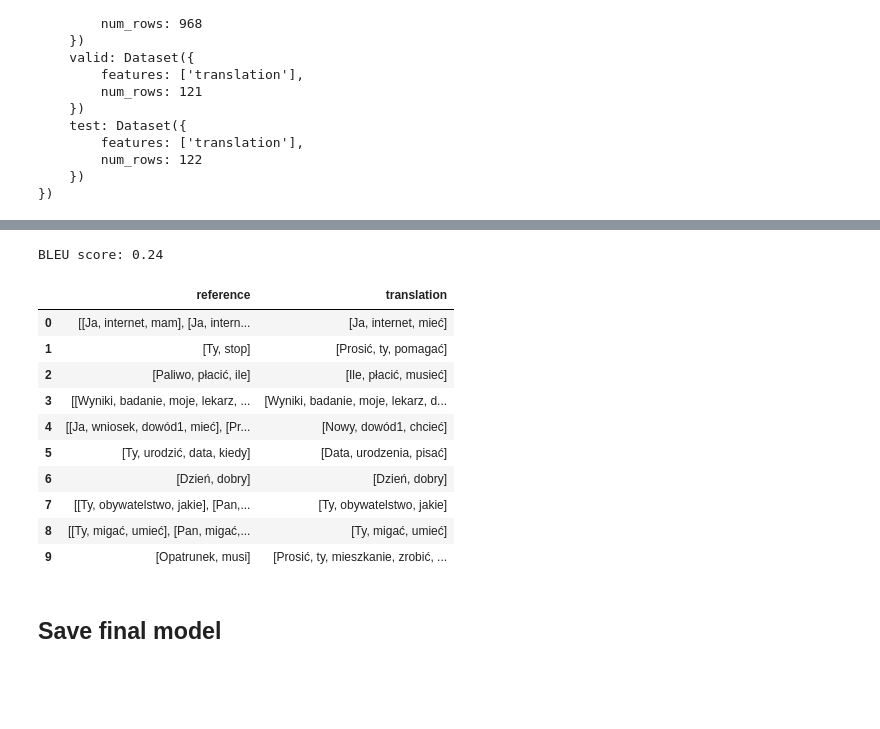
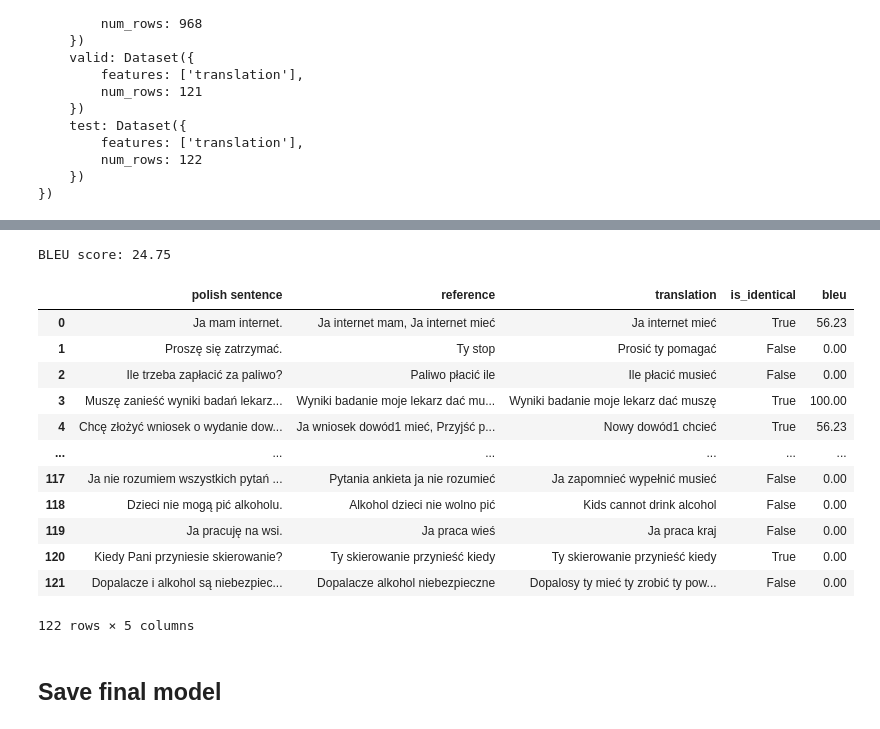
Before and after one commit to KacperUrban/Text_to_sign, a Jupyter notebook: Main.ipynb, the cells around one changed output, grey strips where cells are left out. Cells and saved outputs as stored; diff of their text form; code cells hidden in the pictures; blank space fills up the shorter version.

Commit message:
Modify a custom bleu to return a summary df and modify docstrings

```diff
--- a/Main.ipynb
+++ b/Main.ipynb
@@ -216,8 +215,9 @@ All model checkpoint layers were used when initializing TFMarianMTModel.
 All the layers of TFMarianMTModel were initialized from the model checkpoint at final_model/model.
 If your task is similar to the task the model of the checkpoint was trained on, you can already use TFMarianMTModel for predictions without further training.
 # %%
+from custom_bleu import CustomBleu1
 translator = pipeline('translation', model=model, tokenizer=tokenizer)
-bleu = CustomBleu(data, translator)
+bleu = CustomBleu1(data, translator)
 # %%
 bleu.data
 # %% [output]
@@ -236,4 +236,4 @@ DatasetDict({
     })
 })
 # %%
-score, df_ref = bleu.score()
+score, df_ref = bleu.score("test")
@@ -240,19 +258,21 @@ score, df_ref = bleu.score()
 # %%
 print(f"BLEU score: {score}")
-df_ref.head(10)
+df_ref
 # %% [output]
-BLEU score: 0.24
+BLEU score: 24.75
-|  | reference | translation |
-| 0 | [[Ja, internet, mam], [Ja, intern... | [Ja, internet, mieć] |
-| 1 | [Ty, stop] | [Prosić, ty, pomagać] |
-| 2 | [Paliwo, płacić, ile] | [Ile, płacić, musieć] |
-| 3 | [[Wyniki, badanie, moje, lekarz, ... | [Wyniki, badanie, moje, lekarz, d... |
-| 4 | [[Ja, wniosek, dowód1, mieć], [Pr... | [Nowy, dowód1, chcieć] |
-| 5 | [Ty, urodzić, data, kiedy] | [Data, urodzenia, pisać] |
-| 6 | [Dzień, dobry] | [Dzień, dobry] |
-| 7 | [[Ty, obywatelstwo, jakie], [Pan,... | [Ty, obywatelstwo, jakie] |
-| 8 | [[Ty, migać, umieć], [Pan, migać,... | [Ty, migać, umieć] |
-| 9 | [Opatrunek, musi] | [Prosić, ty, mieszkanie, zrobić, ... |
+|  | polish sentence | reference | translation | is_identical | bleu |
+| 0 | Ja mam internet. | Ja internet mam, Ja internet mieć | Ja internet mieć | True | 56.23 |
+| 1 | Proszę się zatrzymać. | Ty stop | Prosić ty pomagać | False | 0.00 |
+| 2 | Ile trzeba zapłacić za paliwo? | Paliwo płacić ile | Ile płacić musieć | False | 0.00 |
+| 3 | Muszę zanieść wyniki badań lekarz... | Wyniki badanie moje lekarz dać mu... | Wyniki badanie moje lekarz dać muszę | True | 100.00 |
+| 4 | Chcę złożyć wniosek o wydanie dow... | Ja wniosek dowód1 mieć, Przyjść p... | Nowy dowód1 chcieć | True | 56.23 |
+| ... | ... | ... | ... | ... | ... |
+| 117 | Ja nie rozumiem wszystkich pytań ... | Pytania ankieta ja nie rozumieć | Ja zapomnieć wypełnić musieć | False | 0.00 |
+| 118 | Dzieci nie mogą pić alkoholu. | Alkohol dzieci nie wolno pić | Kids cannot drink alcohol | False | 0.00 |
+| 119 | Ja pracuję na wsi. | Ja praca wieś | Ja praca kraj | False | 0.00 |
+| 120 | Kiedy Pani przyniesie skierowanie? | Ty skierowanie przynieść kiedy | Ty skierowanie przynieść kiedy | True | 0.00 |
+| 121 | Dopalacze i alkohol są niebezpiec... | Dopalacze alkohol niebezpieczne | Dopalosy ty mieć ty zrobić ty pow... | False | 0.00 |
+122 rows × 5 columns
 # %% [markdown]
 ## Save final model
 # %%
```
Also changed, not shown: parts of 2 cells of this notebook, 1 other file.
